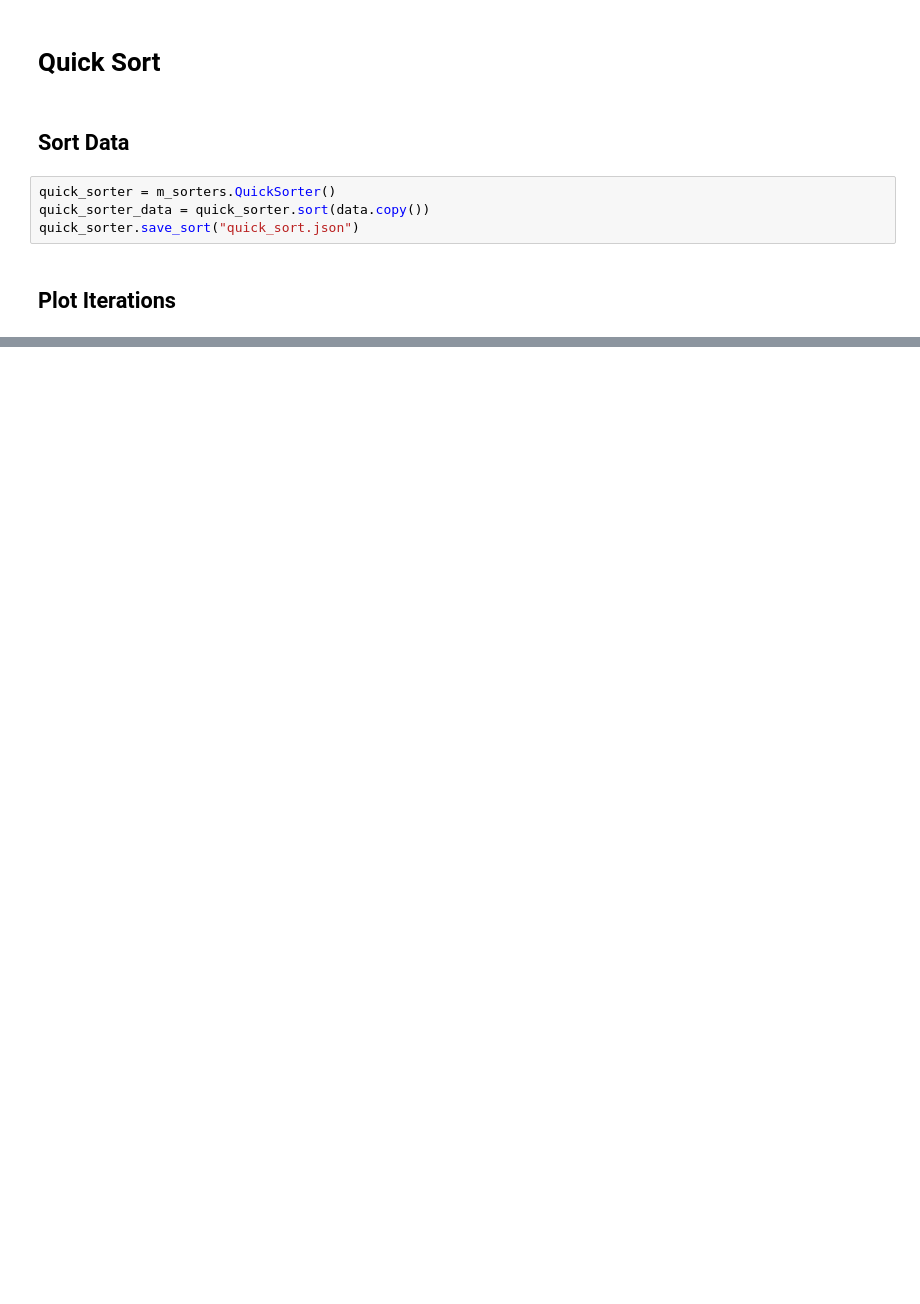
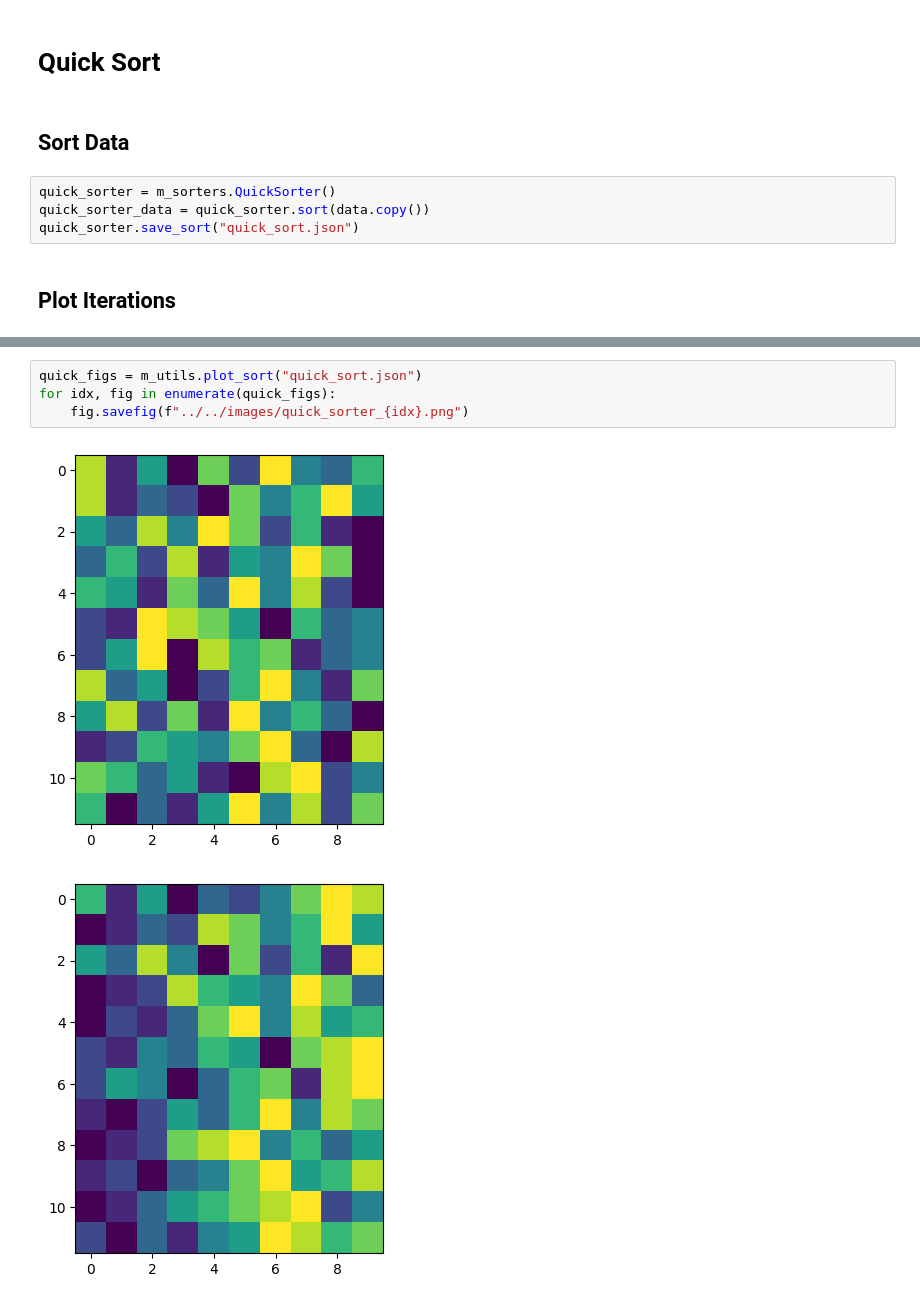
Before and after one commit to GeoffBarrett/SortViz, a Jupyter notebook: sortviz/notebooks/sorters.ipynb, the cells around one changed output, grey strips where cells are left out. Saved outputs shown, nothing was run; the diff lists cells and outputs as text; blank space fills up the shorter version.

```diff
--- a/sortviz/notebooks/sorters.ipynb
+++ b/sortviz/notebooks/sorters.ipynb
@@ -84,0 +82,7 @@ m_utils.plot_sort("quick_sort.json")
+# %%
+quick_figs = m_utils.plot_sort("quick_sort.json")
+for idx, fig in enumerate(quick_figs):
+    fig.savefig(f"../../images/quick_sorter_{idx}.png")
+# %% [output]
+[figure, added]
+[figure, added]
```
Also changed, not shown: parts of 11 cells of this notebook, 22 other files.
